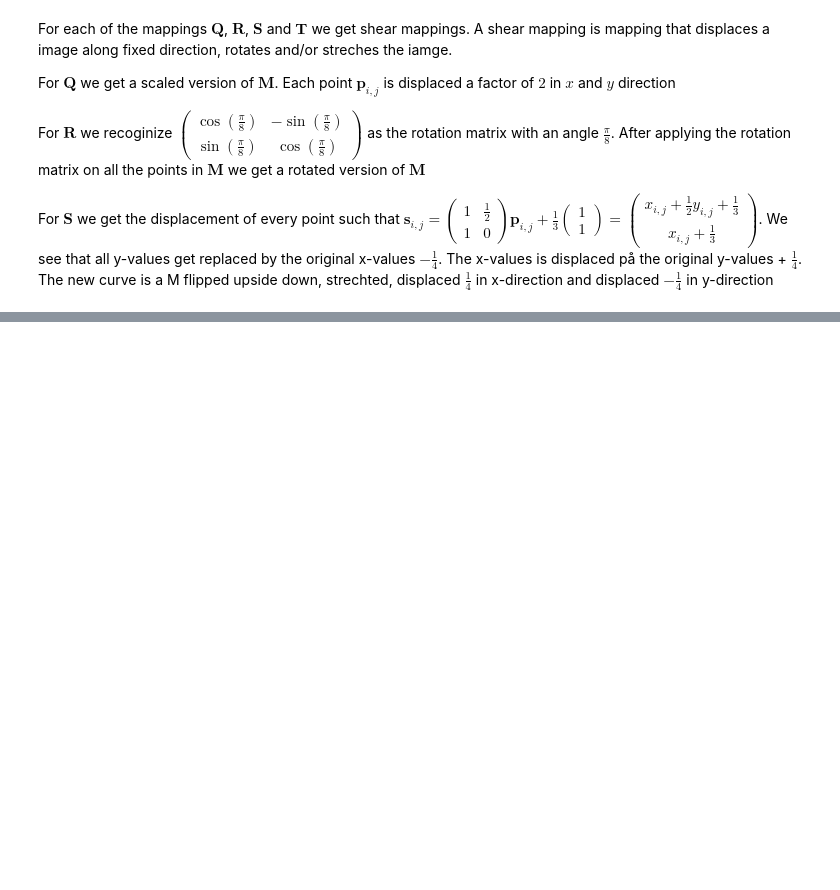
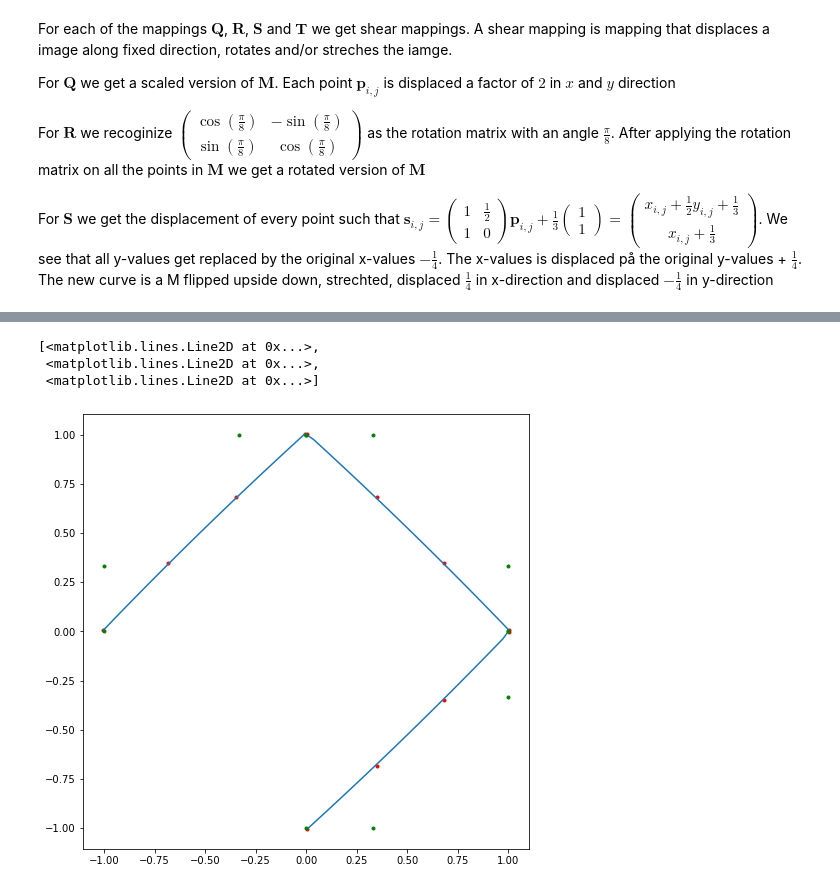
Before and after one commit to markus0800/Nummat2, a Jupyter notebook: project2_task_2e_3.ipynb, the cells around one changed output, grey strips where cells are left out. Saved outputs shown, nothing was run; the diff lists cells and outputs as text; code cells hidden in the pictures; blank space fills up the shorter version.

```diff
--- a/project2_task_2e_3.ipynb
+++ b/project2_task_2e_3.ipynb
@@ -232,0 +315,24 @@ For $\mathbf{S}$  we get the displacement of every point such that $\mathbf{s}_{
+# %%
+P = np.zeros((4, 3, 2)) #the points we want to make Bezier cruve for
+P[0,0] = [-1,0];P[1,0] = [-1,1/3]; P[2,0] = [-1/3, 1]; P[3,0] = [0,1]
+P[0,1] = [0,1];P[1,1] = [1/3,1]; P[2,1] = [1, 1/3]; P[3,1] = [1,0]
+P[0,2] = [1,0];P[1,2] = [1,-1/3]; P[2,2] = [1/3, -1]; P[3,2] = [0,-1]
+
+D = np.copy(P[:])
+#print(D[0], D[-1])
+#print(P[0,0], P[0,-1])
+l = 100
+for i in range(8):
+    P[:] = P[:] + 0.01*(-gradient_F_tilde(P[:]) - gradient_H(D[0], D[-1], P[:], l))
+
+T = np.linspace(0,3,100) #time array
+B = composite_Bezier(P,T) #Bezier curve
+plt.figure(figsize = (8,8))
+plt.plot(P[:,:,0], P[:,:,1], 'r.')
+plt.plot(B[:,0], B[:,1])
+plt.plot(D[:,:,0], D[:,:,1], 'g.')
+# %% [output]
+[<matplotlib.lines.Line2D at 0x...>,
+ <matplotlib.lines.Line2D at 0x...>,
+ <matplotlib.lines.Line2D at 0x...>]
+[figure, added]
```
Also changed, not shown: parts of 1 cell of this notebook.
